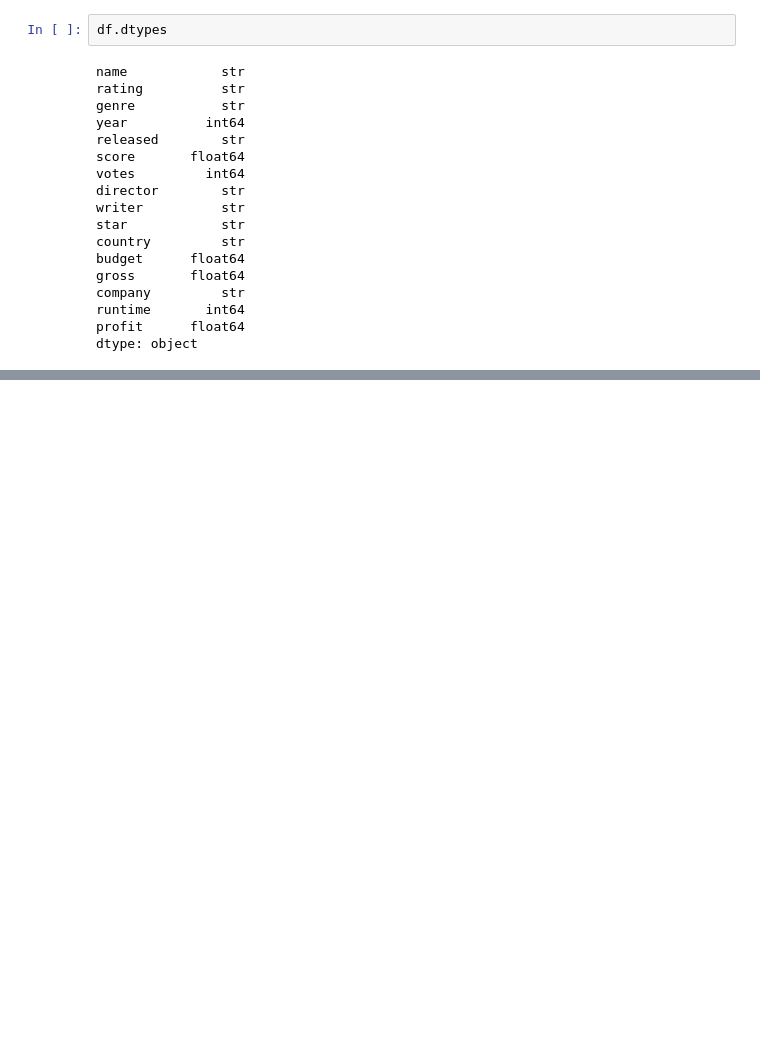
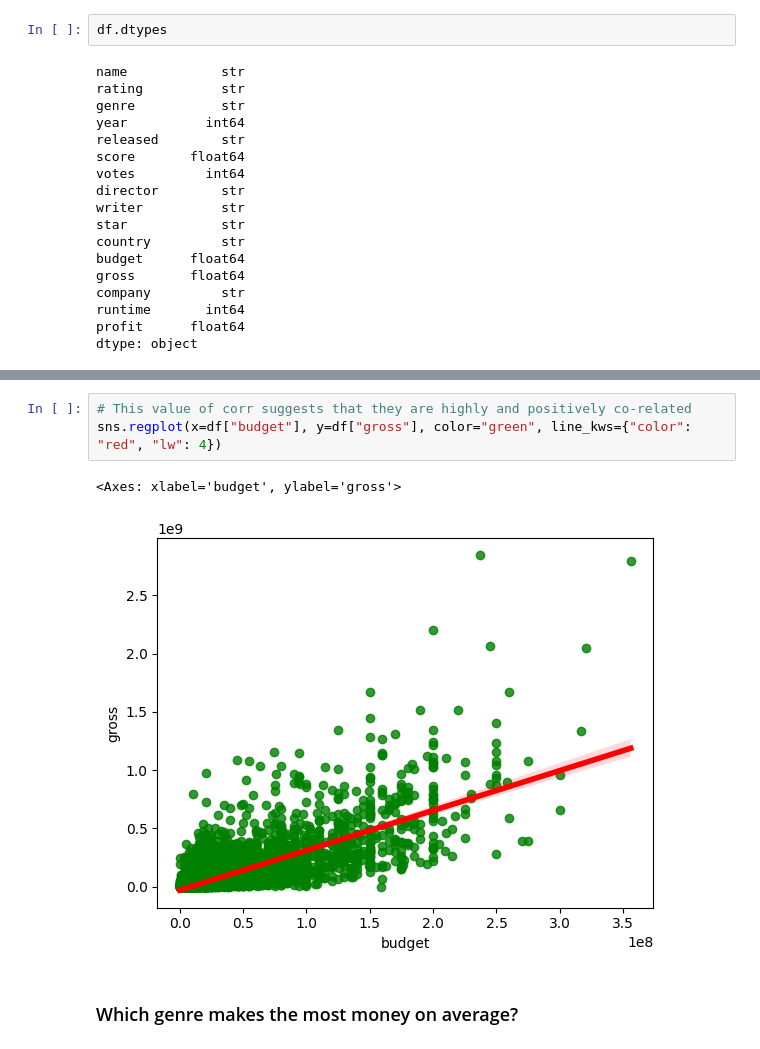
Before and after one commit to YugamdeepGoyal/Python_Data_Analysis_Project, a Jupyter notebook: app.ipynb, the cells around one changed output, grey strips where cells are left out. Cells and saved outputs as stored; diff of their text form; blank space fills up the shorter version.

```diff
--- a/app.ipynb
+++ b/app.ipynb
@@ -228,0 +337,8 @@ dtype: object
+# %%
+# This value of corr suggests that they are highly and positively co-related
+sns.regplot(x=df["budget"], y=df["gross"], color="green", line_kws={"color": "red", "lw": 4})
+# %% [output]
+<Axes: xlabel='budget', ylabel='gross'>
+[figure, added]
+# %% [markdown]
+### Which genre makes the most money on average?
```
Also changed, not shown: parts of 34 cells of this notebook.
